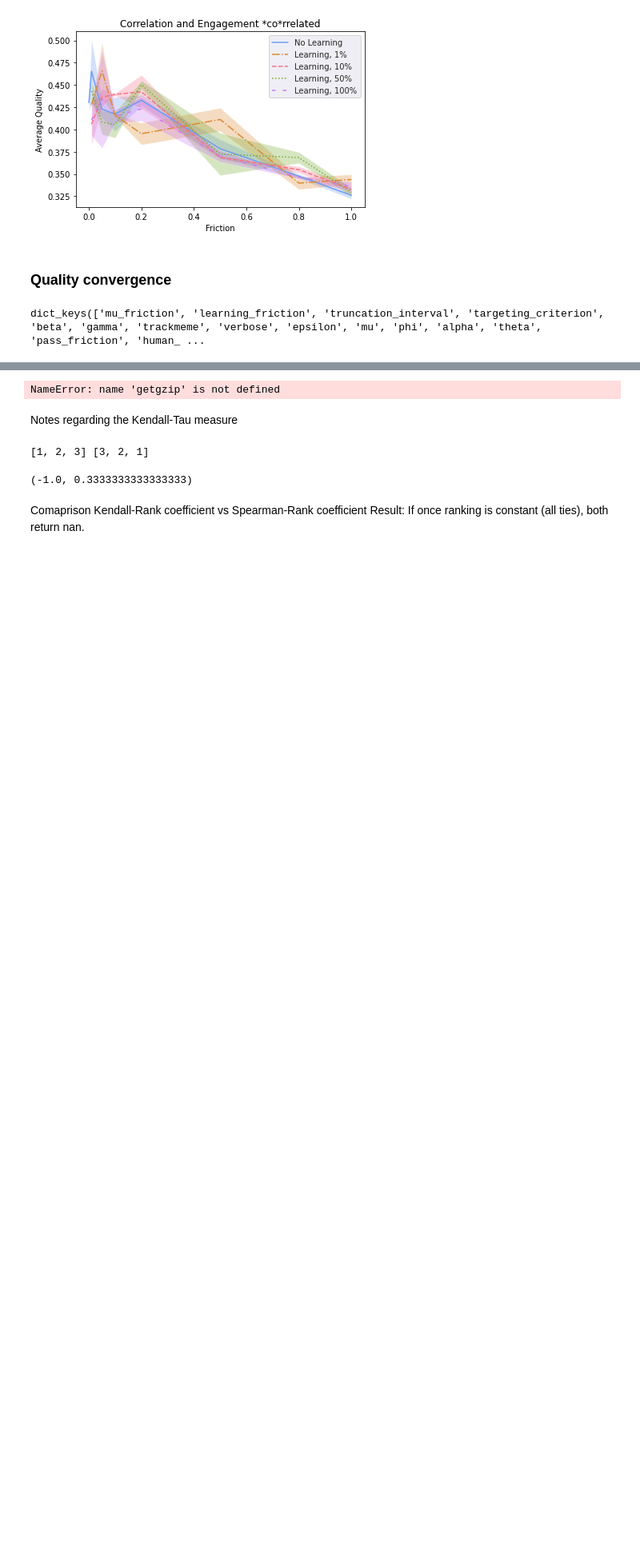
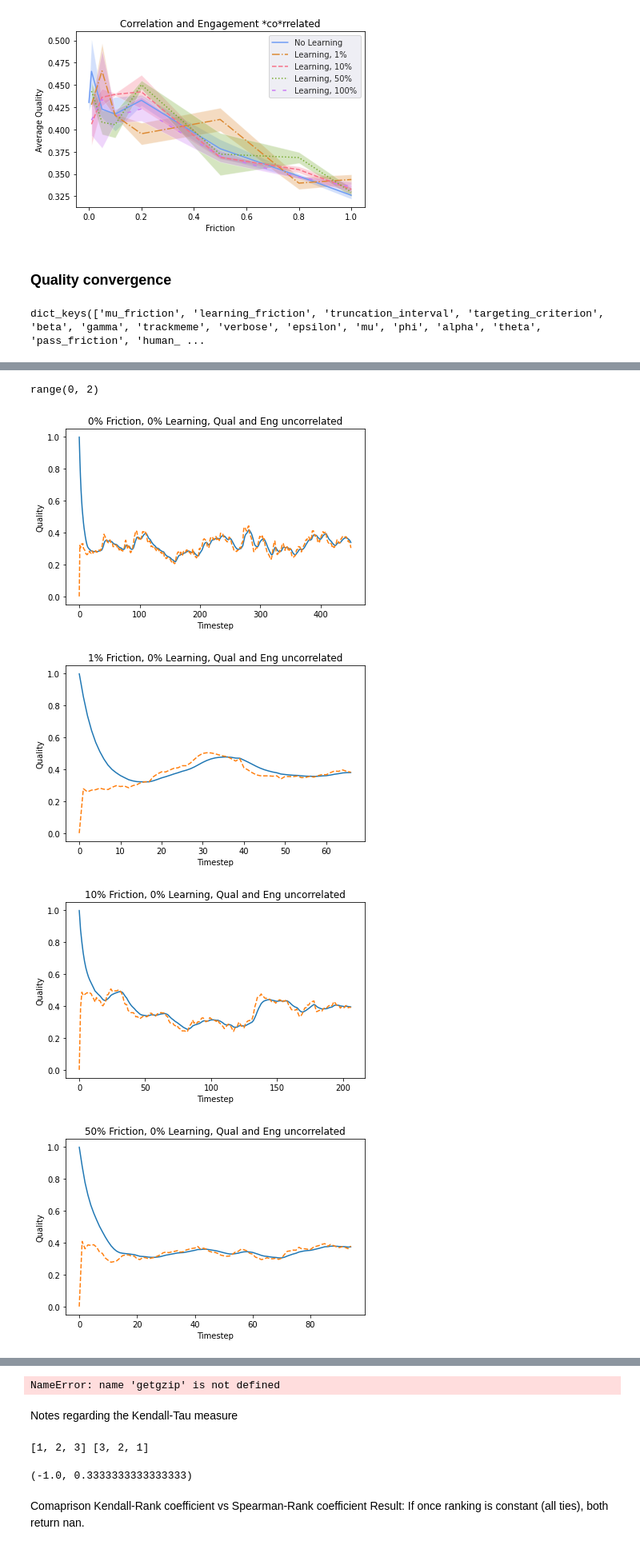
Before and after one commit to LJ-9/Friction-Social-Media-Model, a Jupyter notebook: Friction/Analysis_and_notes.ipynb, the cells around one changed output, grey strips where cells are left out. Shown at 80% size. Cells and saved outputs as stored; diff of their text form; code cells hidden in the pictures; blank space fills up the shorter version.

```diff
--- a/Friction/Analysis_and_notes.ipynb
+++ b/Friction/Analysis_and_notes.ipynb
@@ -265,3 +268,7 @@ def qualityplot(qual, legendtext, filename):
     ax.set_title(legendtext)
     plt.savefig(filename)
     plt.show()
+# %%
+range(0, len(qual))
+# %% [output]
+range(0, 2)
@@ -276,0 +310,16 @@ def getgzip(file):
+# %%
+qual_smoothened, qual_average = getgzip_both(fric_00)
+qualityplot_both(qual_smoothened, qual_average, '0% Friction, 0% Learning, Qual and Eng uncorrelated', 'quality_convergence_nofric.pdf')
+qual_smoothened, qual_average = getgzip_both(fric_01)
+qualityplot_both(qual_smoothened, qual_average, '1% Friction, 0% Learning, Qual and Eng uncorrelated', 'quality_convergence_fric01.pdf')
+qual_smoothened, qual_average = getgzip_both(fric_10)
+qualityplot_both(qual_smoothened, qual_average, '10% Friction, 0% Learning, Qual and Eng uncorrelated', 'quality_convergence_fric10.pdf')
+qual_smoothened, qual_average = getgzip_both(fric_50)
+qualityplot_both(qual_smoothened, qual_average, '50% Friction, 0% Learning, Qual and Eng uncorrelated', 'quality_convergence_fric50.pdf')
+qual_smoothened, qual_average = getgzip_both(fric_100)
+qualityplot_both(qual_smoothened, qual_average, '100% Friction, 0% Learning, Qual and Eng uncorrelated', 'quality_convergence_fric100.pdf')
+# %% [output]
+[figure, added]
+[figure, added]
+[figure, added]
+[figure, added]
```
Also changed, not shown: parts of 13 cells of this notebook, 12 other files.
